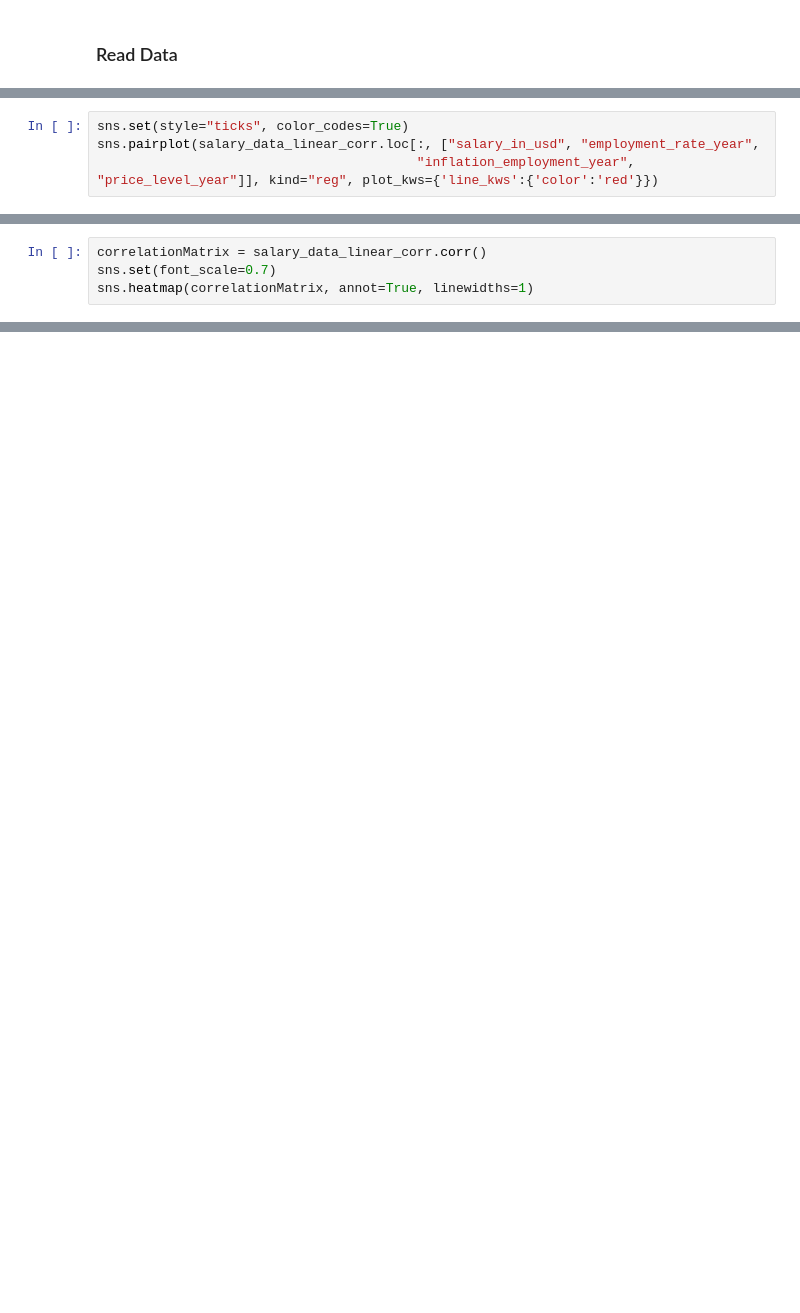
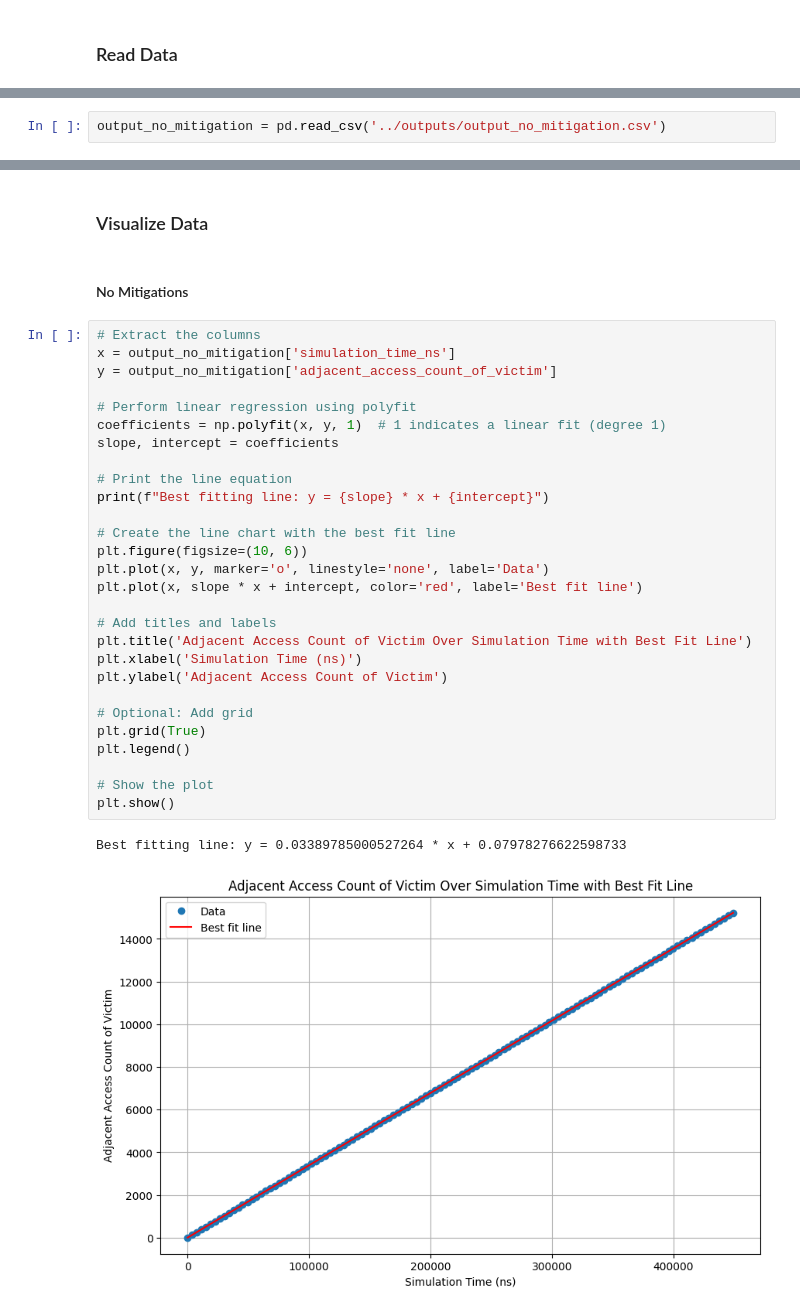
Before and after one commit to TheCrimsonNeV0/RowHammerSimulator, a Jupyter notebook: jupyter_notebooks/ResultsAnalysis.ipynb, the cells around one changed output, grey strips where cells are left out. Cells and saved outputs as stored; diff of their text form; blank space fills up the shorter version.

```diff
--- a/jupyter_notebooks/ResultsAnalysis.ipynb
+++ b/jupyter_notebooks/ResultsAnalysis.ipynb
@@ -1002,4 +39,0 @@ Name: company_size, dtype: object
-# %%
-sns.set(style="ticks", color_codes=True)
-sns.pairplot(salary_data_linear_corr.loc[:, ["salary_in_usd", "employment_rate_year",
-                                         "inflation_employment_year", "price_level_year"]], kind="reg", plot_kws={'line_kws':{'color':'red'}})
@@ -1011,4 +39,0 @@ sns.pairplot(salary_data_linear_corr.loc[:, ["salary_in_usd", "employment_rate_y
-# %%
-correlationMatrix = salary_data_linear_corr.corr()
-sns.set(font_scale=0.7)
-sns.heatmap(correlationMatrix, annot=True, linewidths=1)
@@ -1333,0 +40,2 @@ salary_data_linear_corr.to_csv('salary_data_numerical_transformed.csv', index=Fa
+# %%
+output_no_mitigation = pd.read_csv('../outputs/output_no_mitigation.csv')
@@ -1333,0 +98,35 @@ salary_data_linear_corr.to_csv('salary_data_numerical_transformed.csv', index=Fa
+# %% [markdown]
+### Visualize Data
+# %% [markdown]
+#### No Mitigations
+# %%
+# Extract the columns
+x = output_no_mitigation['simulation_time_ns']
+y = output_no_mitigation['adjacent_access_count_of_victim']
+
+# Perform linear regression using polyfit
+coefficients = np.polyfit(x, y, 1)  # 1 indicates a linear fit (degree 1)
+slope, intercept = coefficients
+
+# Print the line equation
+print(f"Best fitting line: y = {slope} * x + {intercept}")
+
+# Create the line chart with the best fit line
+plt.figure(figsize=(10, 6))
+plt.plot(x, y, marker='o', linestyle='none', label='Data')
+plt.plot(x, slope * x + intercept, color='red', label='Best fit line')
+
+# Add titles and labels
+plt.title('Adjacent Access Count of Victim Over Simulation Time with Best Fit Line')
+plt.xlabel('Simulation Time (ns)')
+plt.ylabel('Adjacent Access Count of Victim')
+
+# Optional: Add grid
+plt.grid(True)
+plt.legend()
+
+# Show the plot
+plt.show()
+# %% [output]
+Best fitting line: y = 0.03389785000527264 * x + 0.07978276622598733
+[figure, added]
```
Also changed, not shown: parts of 214 cells of this notebook.
